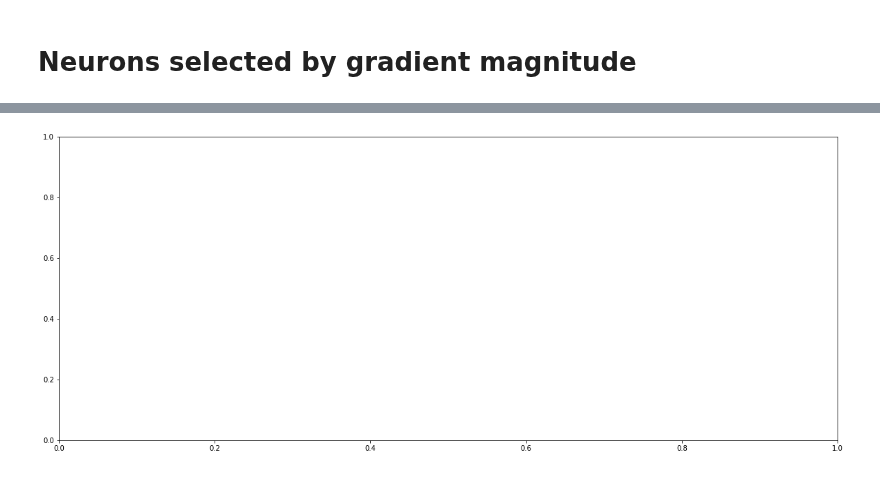
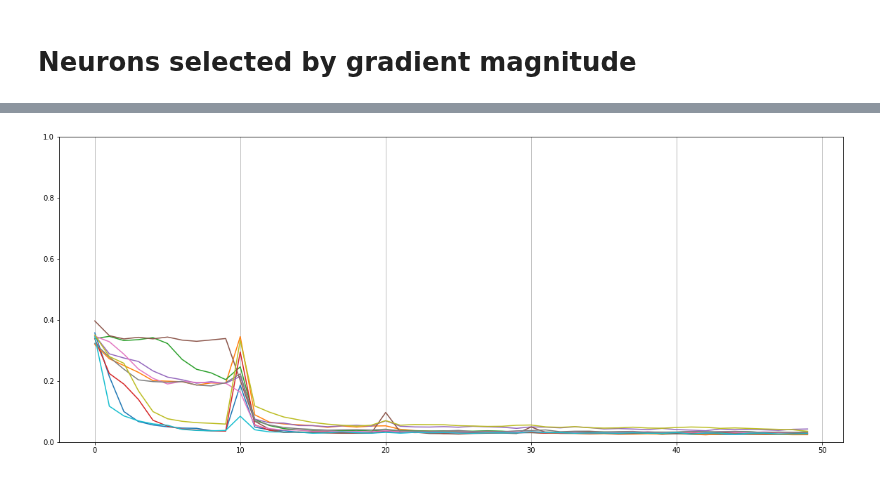
Before and after one commit to plonerma/growing-transformer, a Jupyter notebook: mlp_firefly_untuned_growth.ipynb, the cells around one changed output, grey strips where cells are left out. Drawn from its saved outputs; the diff is of its cells as text; code cells hidden in the pictures.

```diff
--- a/mlp_firefly_untuned_growth.ipynb
+++ b/mlp_firefly_untuned_growth.ipynb
@@ -15,7 +15,7 @@ runs=10
 criterion = torch.nn.MSELoss()
 
 def grow(model):
-    model.grow(num_novel=4, eps_novel=eps, eps_split=eps)
+    model.grow(num_novel=4, eps=eps)
 
     with model.new_grad_only():
         model.zero_grad()
@@ -37,3 +46,3 @@ AttributeError: 'MLP' object has no attribute '_new_neurons'
-[figure, old version]
+[figure, new version]
 # %%
 eval_series(series)
```
Also changed, not shown: parts of 2 cells of this notebook, 12 other files.
